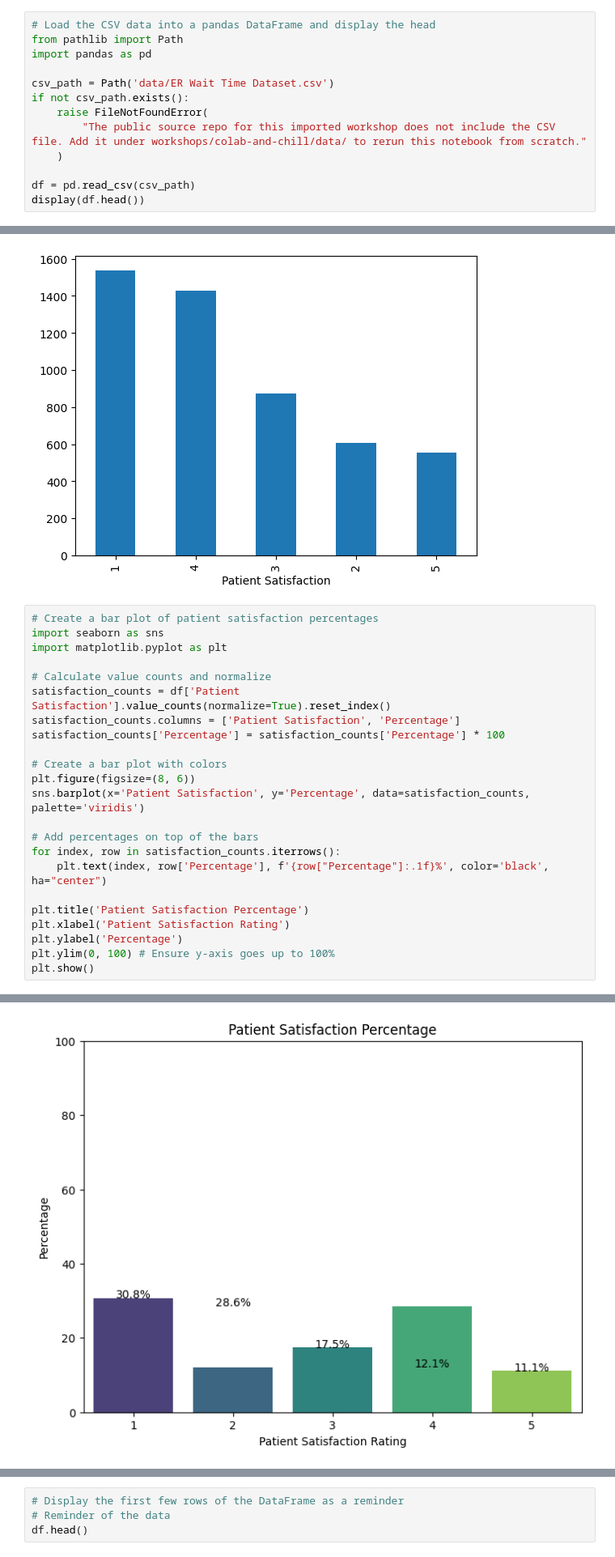
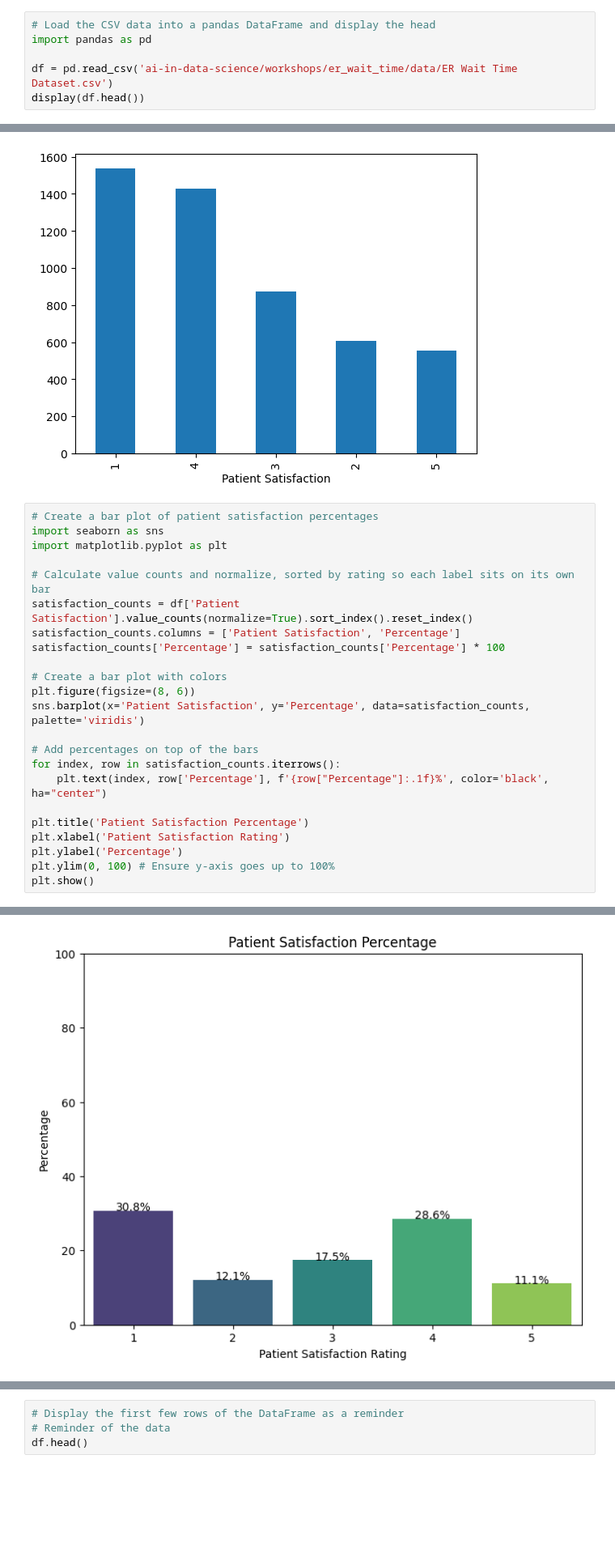
Before and after one commit to NCSU-Libraries/ai-workshops, a Jupyter notebook: workshops/colab-and-chill/colab-and-chill-solutions.ipynb, the cells around one changed output, grey strips where cells are left out. Shown at 81% size. Drawn from its saved outputs; the diff is of its cells as text; blank space fills up the shorter version.

```diff
--- a/workshops/colab-and-chill/colab-and-chill-solutions.ipynb
+++ b/workshops/colab-and-chill/colab-and-chill-solutions.ipynb
@@ -255,14 +264,7 @@ Now we'll load the CSV data into a pandas DataFrame. This is the foundation of o
 - **Data loading**: The process of reading external data into our analysis environment
 # %%
 # Load the CSV data into a pandas DataFrame and display the head
-from pathlib import Path
 import pandas as pd
 
-csv_path = Path('data/ER Wait Time Dataset.csv')
-if not csv_path.exists():
-    raise FileNotFoundError(
-        "The public source repo for this imported workshop does not include the CSV file. Add it under workshops/colab-and-chill/data/ to rerun this notebook from scratch."
-    )
-
-df = pd.read_csv(csv_path)
+df = pd.read_csv('ai-in-data-science/workshops/er_wait_time/data/ER Wait Time Dataset.csv')
 display(df.head())
@@ -329,8 +337,8 @@ df['Patient Satisfaction'].value_counts().plot(kind='bar')
 import seaborn as sns
 import matplotlib.pyplot as plt
 
-# Calculate value counts and normalize
-satisfaction_counts = df['Patient Satisfaction'].value_counts(normalize=True).reset_index()
+# Calculate value counts and normalize, sorted by rating so each label sits on its own bar
+satisfaction_counts = df['Patient Satisfaction'].value_counts(normalize=True).sort_index().reset_index()
 satisfaction_counts.columns = ['Patient Satisfaction', 'Percentage']
 satisfaction_counts['Percentage'] = satisfaction_counts['Percentage'] * 100
 
@@ -352,4 +359,4 @@ Passing `palette` without assigning `hue` is deprecated and will be removed in v
-[figure, old version]
+[figure, new version]
 # %%
 # Create a pie chart of patient satisfaction distribution
 # Calculate the counts for each satisfaction level
```
Also changed, not shown: parts of 19 cells of this notebook, 1 other file.
